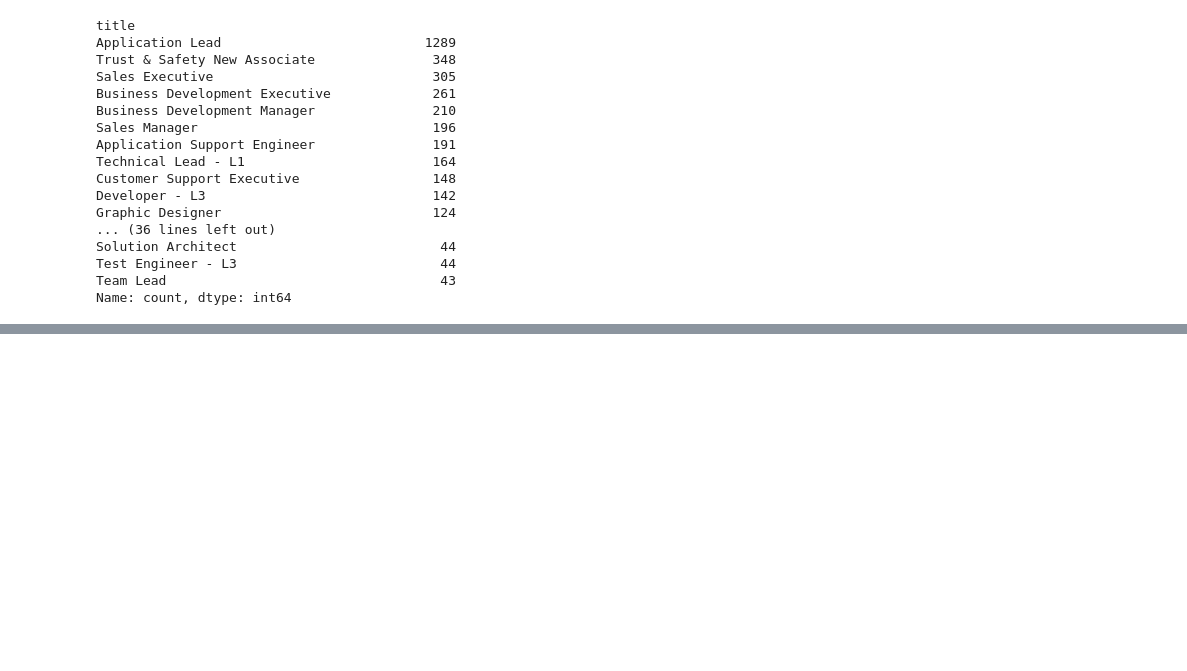
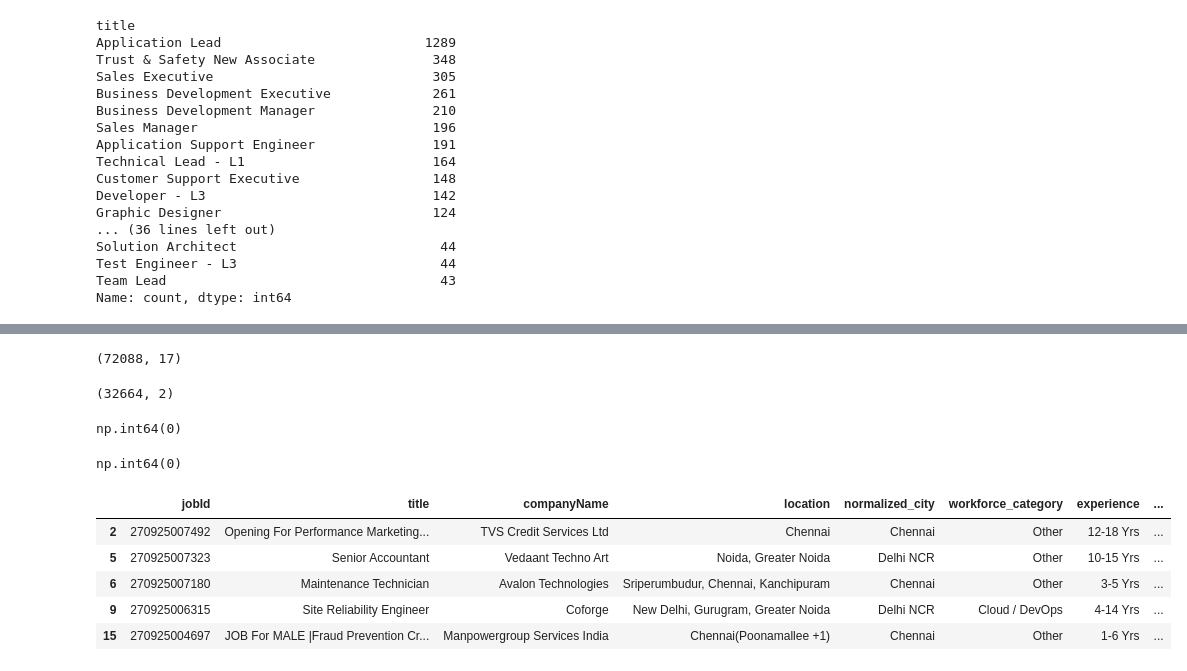
Before and after one commit to pdhall-us/india-gcc-workforce-analytics, a Jupyter notebook: notebooks/01_data_cleaning_eda.ipynb, the cells around one changed output, grey strips where cells are left out. Drawn from its saved outputs; the diff is of its cells as text; code cells hidden in the pictures; blank space fills up the shorter version.

```diff
--- a/notebooks/01_data_cleaning_eda.ipynb
+++ b/notebooks/01_data_cleaning_eda.ipynb
@@ -1138,0 +1440,20 @@ Name: count, dtype: int64
+# %%
+def extract_skills(text):
+    found_skills = []
+
+    for skill, keywords in skill_keywords.items():
+
+        for keyword in keywords:
+
+            pattern = rf"\b{re.escape(keyword)}\b"
+
+            if re.search(pattern, text, flags=re.IGNORECASE):
+                found_skills.append(skill)
+                break
+
+    return found_skills
+# %%
+df_target["skill_list"] = (
+    df_target["skills_clean"]
+    .apply(extract_skills)
+)
@@ -1138,0 +1533,22 @@ Name: count, dtype: int64
+# %%
+clean_jobs = df_target[
+    [
+        "jobId",
+        "title",
+        "companyName",
+        "location",
+        "normalized_city",
+        "workforce_category",
+        "experience",
+        "minimumExperience",
+        "maximumExperience",
+        "estimated_experience",
+        "experience_level",
+        "salary",
+        "salary_disclosed",
+        "minimumSalary",
+        "maximumSalary",
+        "estimated_salary",
+        "tagsAndSkills"
+    ]
+].copy()
@@ -1138,0 +1572,27 @@ Name: count, dtype: int64
+# %%
+clean_jobs.shape
+# %% [output]
+(72088, 17)
+# %%
+job_skills.shape
+# %% [output]
+(32664, 2)
+# %%
+clean_jobs["jobId"].duplicated().sum()
+# %% [output]
+np.int64(0)
+# %%
+job_skills.duplicated(
+    subset=["jobId", "skill"]
+).sum()
+# %% [output]
+np.int64(0)
+# %%
+clean_jobs.head()
+# %% [output]
+|  | jobId | title | companyName | location | normalized_city | workforce_category | experience | ... |
+| 2 | 270925007492 | Opening For Performance Marketing... | TVS Credit Services Ltd | Chennai | Chennai | Other | 12-18 Yrs | ... |
+| 5 | 270925007323 | Senior Accountant | Vedaant Techno Art | Noida, Greater Noida | Delhi NCR | Other | 10-15 Yrs | ... |
+| 6 | 270925007180 | Maintenance Technician | Avalon Technologies | Sriperumbudur, Chennai, Kanchipuram | Chennai | Other | 3-5 Yrs | ... |
+| 9 | 270925006315 | Site Reliability Engineer | Coforge | New Delhi, Gurugram, Greater Noida | Delhi NCR | Cloud / DevOps | 4-14 Yrs | ... |
+| 15 | 270925004697 | JOB For MALE |Fraud Prevention Cr... | Manpowergroup Services India | Chennai(Poonamallee +1) | Chennai | Other | 1-6 Yrs | ... |
```
Also changed, not shown: parts of 30 cells of this notebook, 2 other files.
